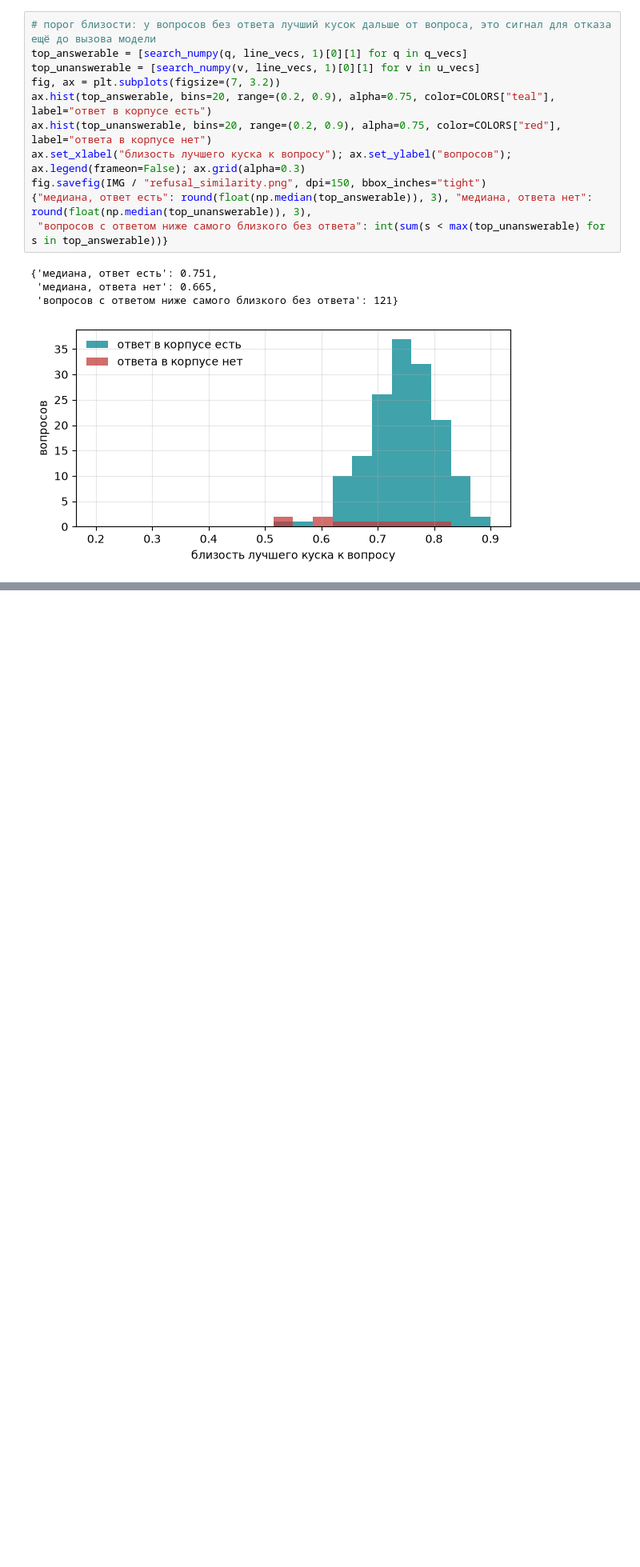
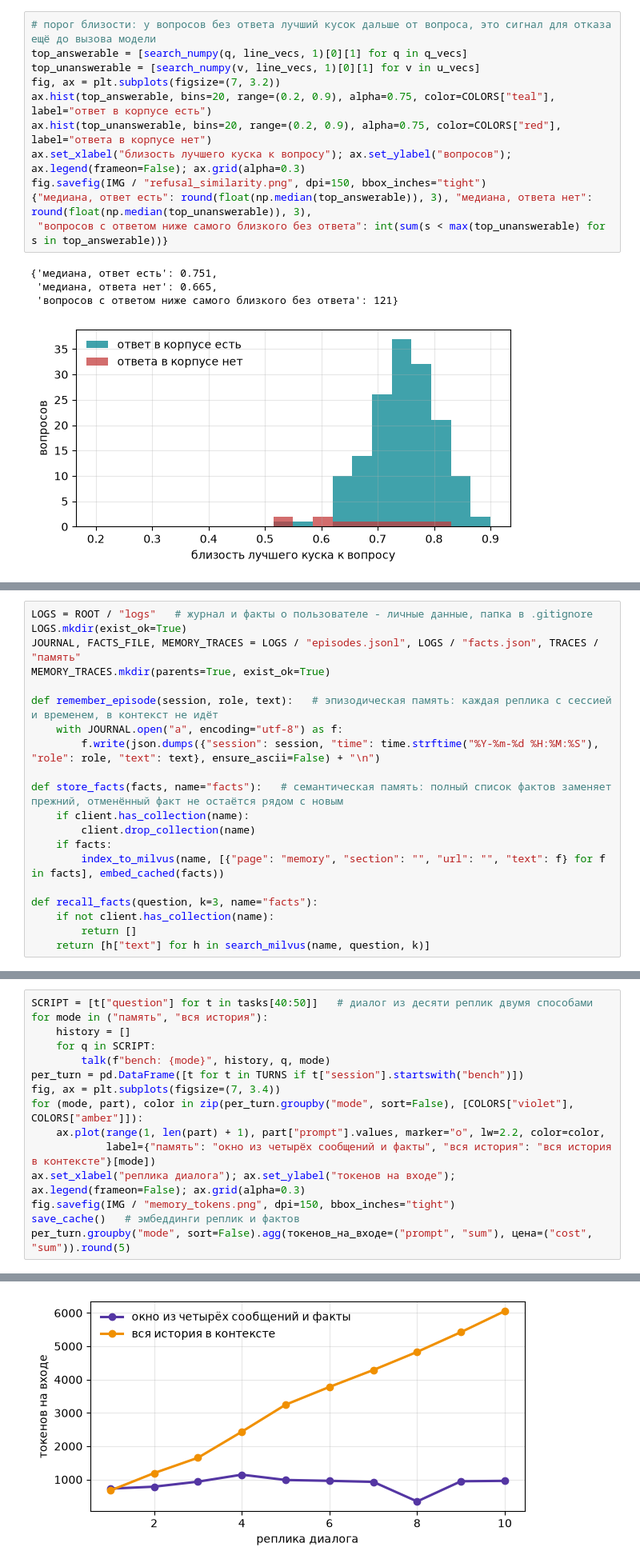
Before and after one commit to NorthMarshmallo/AI_Agent_events, a Jupyter notebook: notebooks/02_rag_memory.ipynb, the cells around one changed output, grey strips where cells are left out. Shown at 80% size. Cells and saved outputs as stored; diff of their text form; blank space fills up the shorter version.

Commit message:
feat: stage 2 agent memory with two sessions, token chart and tests

```diff
--- a/notebooks/02_rag_memory.ipynb
+++ b/notebooks/02_rag_memory.ipynb
@@ -906,0 +920,20 @@ fig.savefig(IMG / "refusal_similarity.png", dpi=150, bbox_inches="tight")
+# %%
+LOGS = ROOT / "logs"   # журнал и факты о пользователе - личные данные, папка в .gitignore
+LOGS.mkdir(exist_ok=True)
+JOURNAL, FACTS_FILE, MEMORY_TRACES = LOGS / "episodes.jsonl", LOGS / "facts.json", TRACES / "память"
+MEMORY_TRACES.mkdir(parents=True, exist_ok=True)
+
+def remember_episode(session, role, text):   # эпизодическая память: каждая реплика с сессией и временем, в контекст не идёт
+    with JOURNAL.open("a", encoding="utf-8") as f:
+        f.write(json.dumps({"session": session, "time": time.strftime("%Y-%m-%d %H:%M:%S"), "role": role, "text": text}, ensure_ascii=False) + "\n")
+
+def store_facts(facts, name="facts"):   # семантическая память: полный список фактов заменяет прежний, отменённый факт не остаётся рядом с новым
+    if client.has_collection(name):
+        client.drop_collection(name)
+    if facts:
+        index_to_milvus(name, [{"page": "memory", "section": "", "url": "", "text": f} for f in facts], embed_cached(facts))
+
+def recall_facts(question, k=3, name="facts"):
+    if not client.has_collection(name):
+        return []
+    return [h["text"] for h in search_milvus(name, question, k)]
@@ -906,0 +1076,16 @@ fig.savefig(IMG / "refusal_similarity.png", dpi=150, bbox_inches="tight")
+# %%
+SCRIPT = [t["question"] for t in tasks[40:50]]   # диалог из десяти реплик двумя способами
+for mode in ("память", "вся история"):
+    history = []
+    for q in SCRIPT:
+        talk(f"bench: {mode}", history, q, mode)
+per_turn = pd.DataFrame([t for t in TURNS if t["session"].startswith("bench")])
+fig, ax = plt.subplots(figsize=(7, 3.4))
+for (mode, part), color in zip(per_turn.groupby("mode", sort=False), [COLORS["violet"], COLORS["amber"]]):
+    ax.plot(range(1, len(part) + 1), part["prompt"].values, marker="o", lw=2.2, color=color,
+            label={"память": "окно из четырёх сообщений и факты", "вся история": "вся история в контексте"}[mode])
+ax.set_xlabel("реплика диалога"); ax.set_ylabel("токенов на входе"); ax.legend(frameon=False); ax.grid(alpha=0.3)
+fig.savefig(IMG / "memory_tokens.png", dpi=150, bbox_inches="tight")
+save_cache()   # эмбеддинги реплик и фактов
+per_turn.groupby("mode", sort=False).agg(токенов_на_входе=("prompt", "sum"), цена=("cost", "sum")).round(5)
+# %% [output]
@@ -906,0 +1096 @@ fig.savefig(IMG / "refusal_similarity.png", dpi=150, bbox_inches="tight")
+[figure, added]
```
Also changed, not shown: parts of 12 cells of this notebook, 55 other files.
